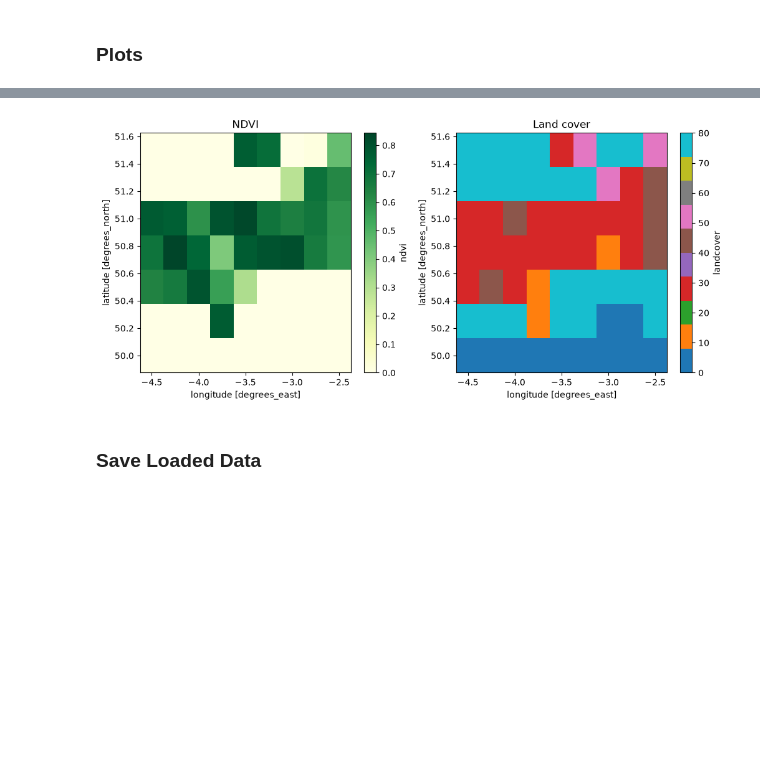
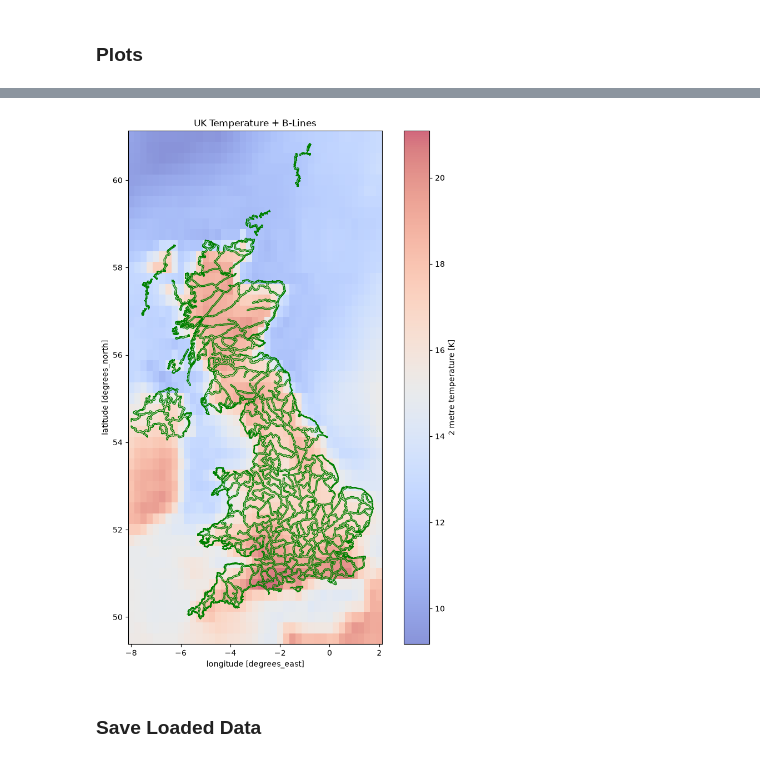
Before and after one commit to Alfie5640/climatePollinatorExplorer, a Jupyter notebook: backend/notebooks/01_era5_pilot.ipynb, the cells around one changed output, grey strips where cells are left out. Saved outputs shown, nothing was run; the diff lists cells and outputs as text; code cells hidden in the pictures; blank space fills up the shorter version.

```diff
--- a/backend/notebooks/01_era5_pilot.ipynb
+++ b/backend/notebooks/01_era5_pilot.ipynb
@@ -3,7 +3,6 @@
 # %%
 import matplotlib.pyplot as plt
 import xarray as xr
-import numpy as np
 import ee
 
 import sys
@@ -13,4 +12,12 @@ sys.path.append("..")
 ee.Initialize(project="climate-pollinator-explorer")
 
 #lat_max, lon_min, lat_min, lon_max
-area = [51.5, -4.5, 50.0, -2.5]
+area = [61.0, -8.0, 49.5, 2.0]
+
+import src.data.ndvi
+import src.data.spei
+import src.data.landcover
+import importlib
+importlib.reload(src.data.ndvi)
+importlib.reload(src.data.spei)
+importlib.reload(src.data.landcover)
@@ -134,9 +135,5 @@ plt.show()
 # %%
-#Convert to celsius
-ds["t2m_C"] = ds["t2m"] - 273.15
-
-
-ds["t2m"].isel(valid_time=0).plot()
-plt.title("2m Temperature - 2023-07-01 12:00")
+ndvi_da.plot(cmap="YlGn")
+plt.title("NDVI - UK, July 2021")
 plt.show()
 # %% [output]
@@ -175,12 +155,11 @@ plt.show()
 # %%
-fig, axes = plt.subplots(1, 2, figsize=(12,5))
-ndvi_regridded.plot(ax=axes[0], cmap="YlGn")
-axes[0].set_title("NDVI")
-lc_regridded.plot(ax=axes[1], cmap="tab10")
-axes[1].set_title("Land cover")
+fig, ax = plt.subplots(figsize=(10,12))
+ds["t2m_C"].isel(valid_time=0).plot(ax=ax, cmap="coolwarm", alpha=0.6)
+blines_clip.plot(ax=ax, color="none", edgecolor="green", linewidth=1)
+plt.title("UK Temperature + B-Lines")
 plt.show()
 # %% [output]
-[figure, old version]
+[figure, new version]
 # %% [markdown]
 ### Save Loaded Data
 # %%
```
Also changed, not shown: parts of 12 cells of this notebook, 4 other files.
